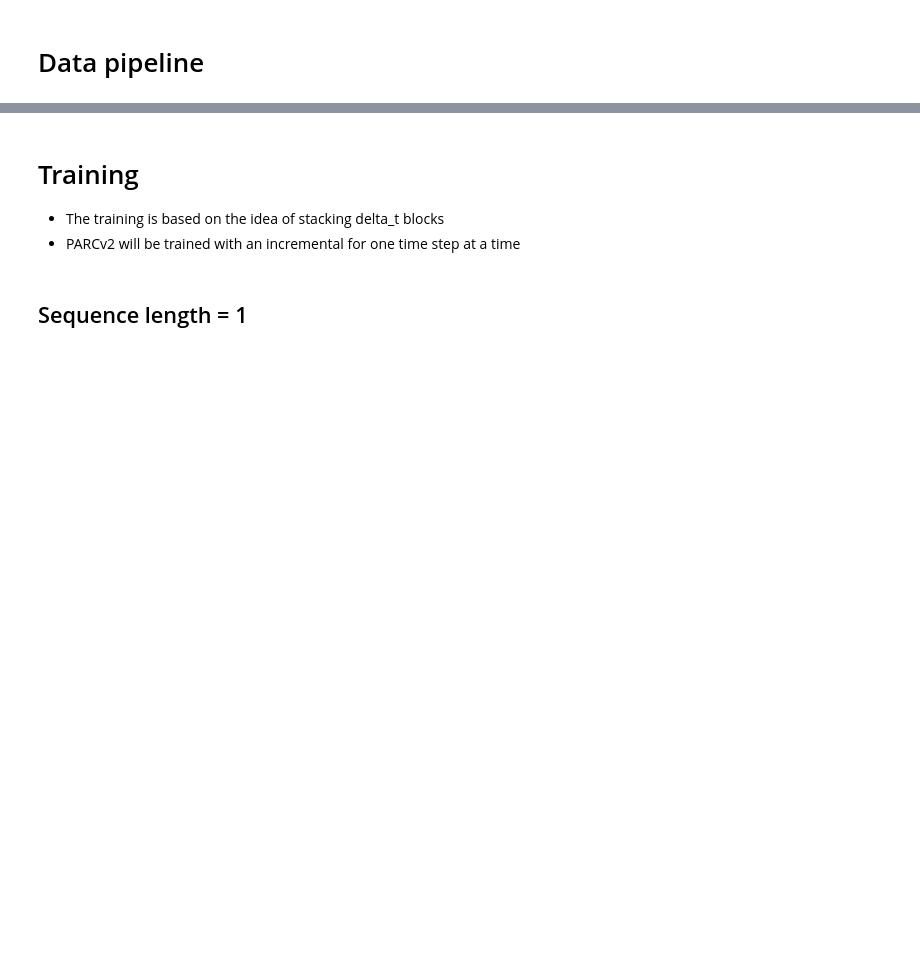
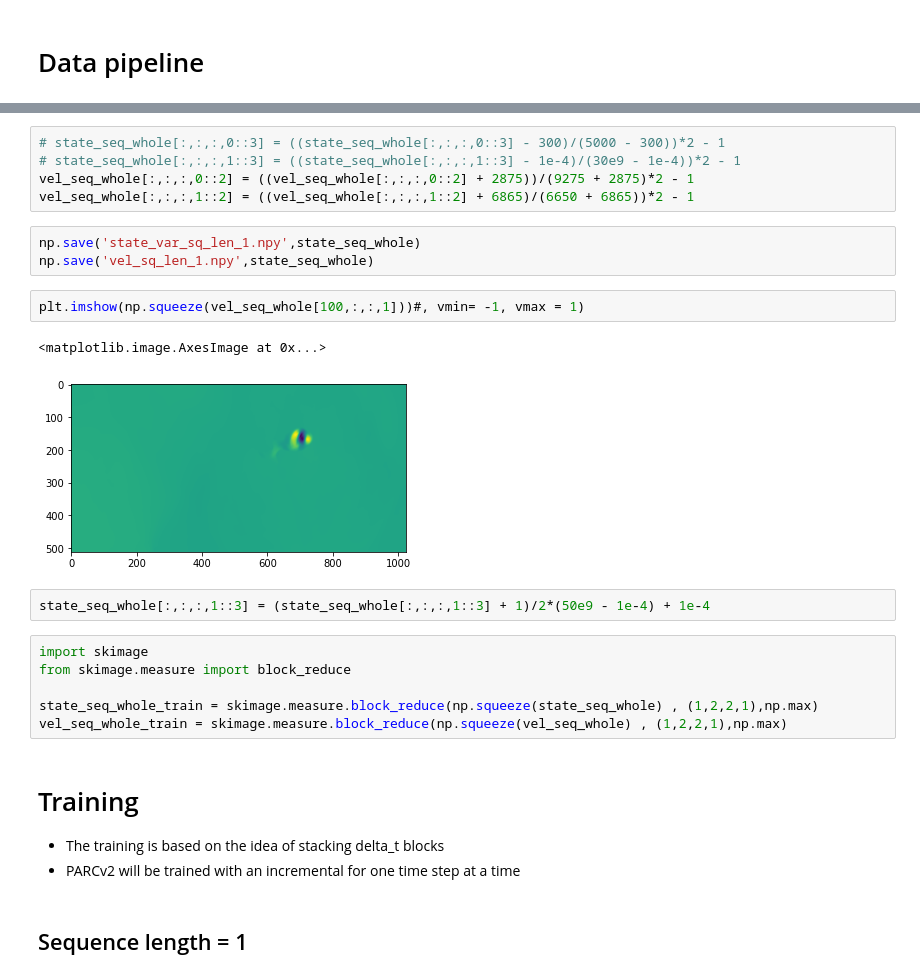
Before and after one commit to baeklab/parc, a Jupyter notebook: demos/parc_v2/parc_v2_demo.ipynb, the cells around one changed output, grey strips where cells are left out. Saved outputs shown, nothing was run; the diff lists cells and outputs as text; blank space fills up the shorter version.

```diff
--- a/demos/parc_v2/parc_v2_demo.ipynb
+++ b/demos/parc_v2/parc_v2_demo.ipynb
@@ -613,3 +676,24 @@ print(vel_seq_whole.shape)
+# %%
+# state_seq_whole[:,:,:,0::3] = ((state_seq_whole[:,:,:,0::3] - 300)/(5000 - 300))*2 - 1
+# state_seq_whole[:,:,:,1::3] = ((state_seq_whole[:,:,:,1::3] - 1e-4)/(30e9 - 1e-4))*2 - 1
+vel_seq_whole[:,:,:,0::2] = ((vel_seq_whole[:,:,:,0::2] + 2875))/(9275 + 2875)*2 - 1
+vel_seq_whole[:,:,:,1::2] = ((vel_seq_whole[:,:,:,1::2] + 6865)/(6650 + 6865))*2 - 1
+# %%
+np.save('state_var_sq_len_1.npy',state_seq_whole)
+np.save('vel_sq_len_1.npy',state_seq_whole)
+# %%
+plt.imshow(np.squeeze(vel_seq_whole[100,:,:,1]))#, vmin= -1, vmax = 1)
+# %% [output]
+<matplotlib.image.AxesImage at 0x...>
+[figure, added]
+# %%
+state_seq_whole[:,:,:,1::3] = (state_seq_whole[:,:,:,1::3] + 1)/2*(50e9 - 1e-4) + 1e-4
+# %%
+import skimage
+from skimage.measure import block_reduce
+
+state_seq_whole_train = skimage.measure.block_reduce(np.squeeze(state_seq_whole) , (1,2,2,1),np.max)
+vel_seq_whole_train = skimage.measure.block_reduce(np.squeeze(vel_seq_whole) , (1,2,2,1),np.max)
 # %% [markdown]
 # Training
 - The training is based on the idea of stacking delta_t blocks
```
Also changed, not shown: parts of 7 cells of this notebook.
